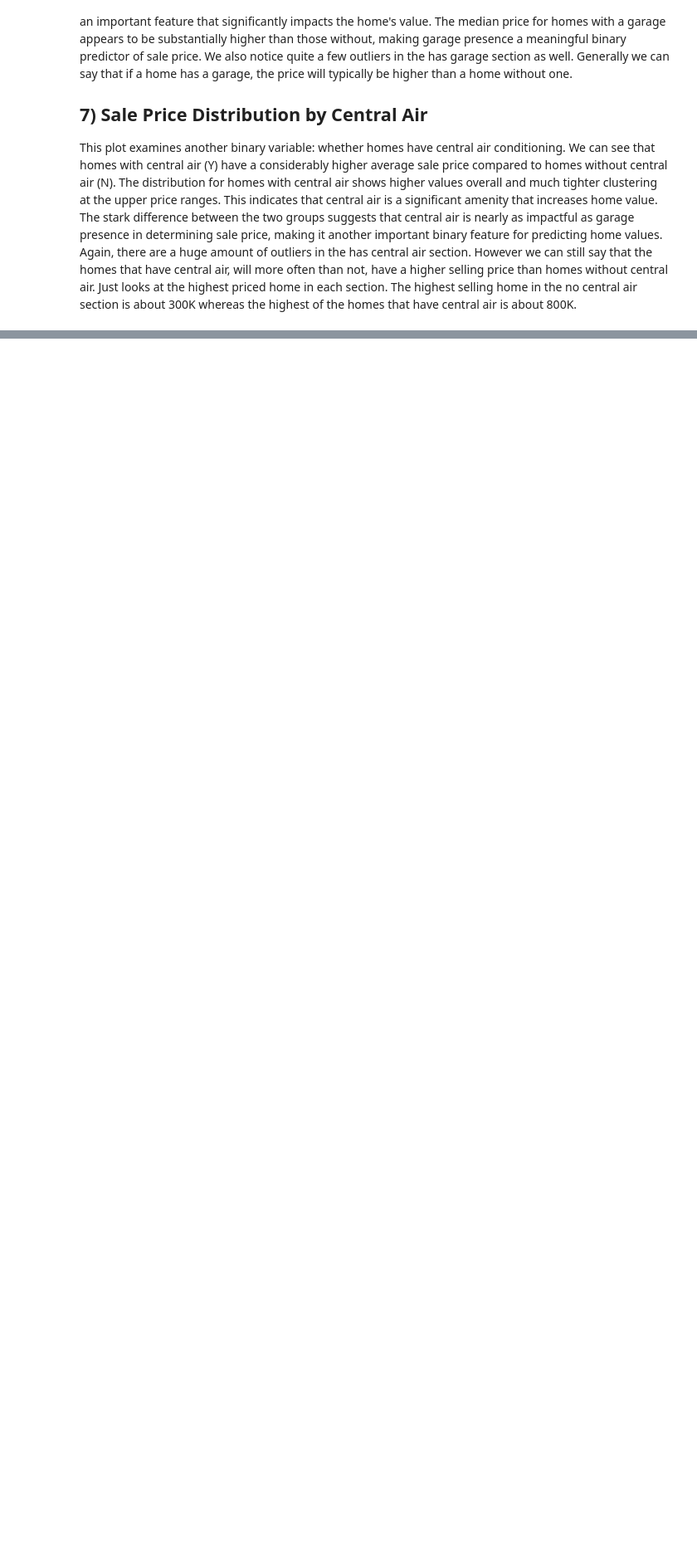
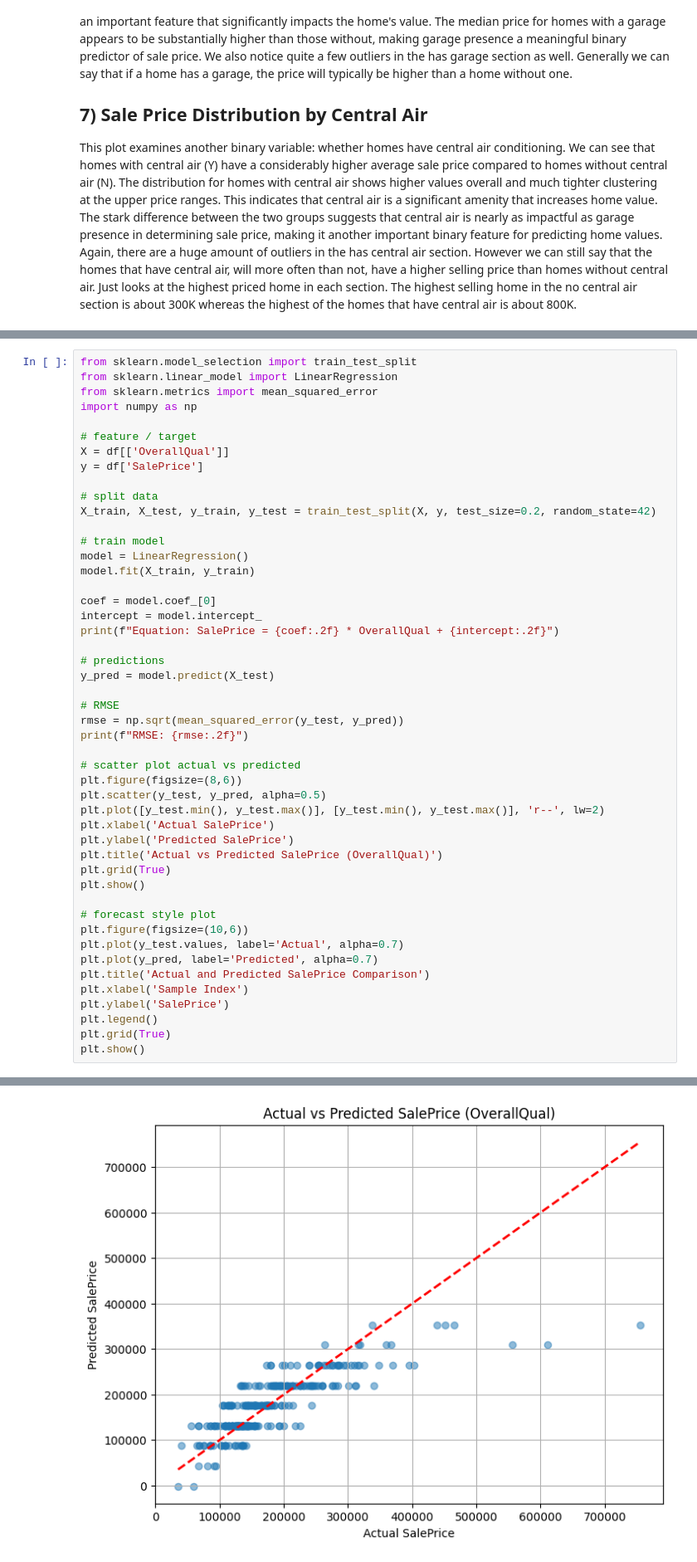
Before and after one commit to Constantine-S-AN/Case_Housing_Data_Analysis, a Jupyter notebook: ctruong5.ipynb, the cells around one changed output, grey strips where cells are left out. Shown at 83% size. Cells and saved outputs as stored; diff of their text form; blank space fills up the shorter version.

Commit message:
Add linear and multivariate regression analysis

```diff
--- a/ctruong5.ipynb
+++ b/ctruong5.ipynb
@@ -137,0 +240,49 @@ This plot examines another binary variable: whether homes have central air condi
+# %%
+from sklearn.model_selection import train_test_split
+from sklearn.linear_model import LinearRegression
+from sklearn.metrics import mean_squared_error
+import numpy as np
+
+# feature / target
+X = df[['OverallQual']]
+y = df['SalePrice']
+
+# split data
+X_train, X_test, y_train, y_test = train_test_split(X, y, test_size=0.2, random_state=42)
+
+# train model
+model = LinearRegression()
+model.fit(X_train, y_train)
+
+coef = model.coef_[0]
+intercept = model.intercept_
+print(f"Equation: SalePrice = {coef:.2f} * OverallQual + {intercept:.2f}")
+
+# predictions
+y_pred = model.predict(X_test)
+
+# RMSE
+rmse = np.sqrt(mean_squared_error(y_test, y_pred))
+print(f"RMSE: {rmse:.2f}")
+
+# scatter plot actual vs predicted
+plt.figure(figsize=(8,6))
+plt.scatter(y_test, y_pred, alpha=0.5)
+plt.plot([y_test.min(), y_test.max()], [y_test.min(), y_test.max()], 'r--', lw=2)
+plt.xlabel('Actual SalePrice')
+plt.ylabel('Predicted SalePrice')
+plt.title('Actual vs Predicted SalePrice (OverallQual)')
+plt.grid(True)
+plt.show()
+
+# forecast style plot
+plt.figure(figsize=(10,6))
+plt.plot(y_test.values, label='Actual', alpha=0.7)
+plt.plot(y_pred, label='Predicted', alpha=0.7)
+plt.title('Actual and Predicted SalePrice Comparison')
+plt.xlabel('Sample Index')
+plt.ylabel('SalePrice')
+plt.legend()
+plt.grid(True)
+plt.show()
+# %% [output]
@@ -137,0 +291 @@ This plot examines another binary variable: whether homes have central air condi
+[figure, added]
```
Also changed, not shown: parts of 8 cells of this notebook.
